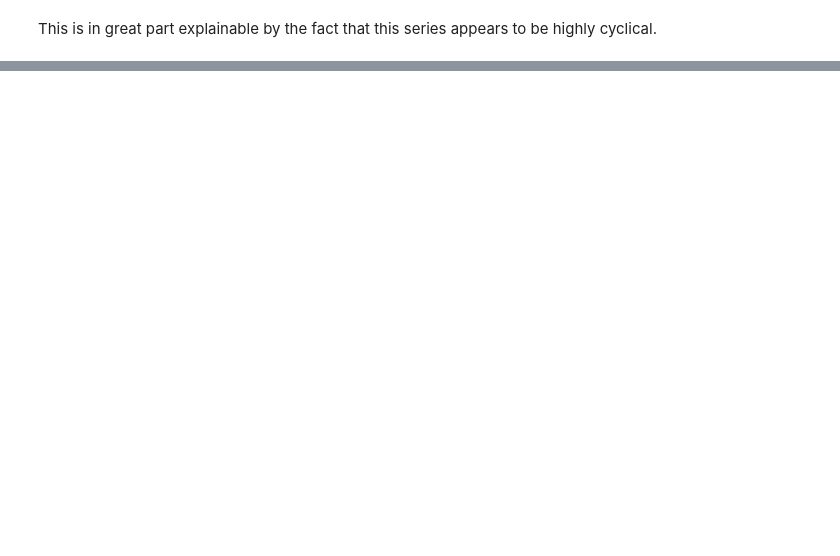
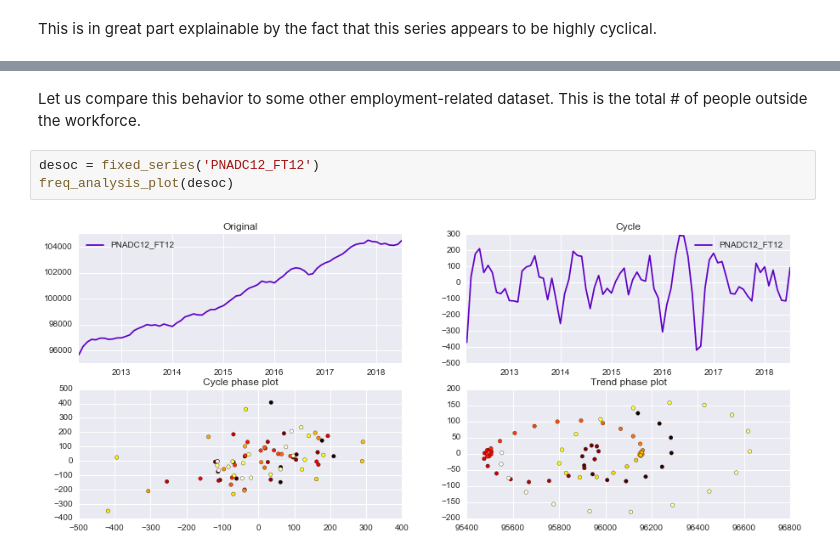
Before and after one commit to asemic-horizon/macro-phase-space, a Jupyter notebook: first steps.ipynb, the cells around one changed output, grey strips where cells are left out. Cells and saved outputs as stored; diff of their text form; blank space fills up the shorter version.

```diff
--- a/first steps.ipynb
+++ b/first steps.ipynb
@@ -132,0 +156,7 @@ horas_industria.diff().plot()
+# %% [markdown]
+Let us compare this behavior to some other employment-related dataset. This is the total # of people outside the workforce.
+# %%
+desoc = fixed_series('PNADC12_FT12')
+freq_analysis_plot(desoc)
+# %% [output]
+[figure, added]
```
Also changed, not shown: parts of 10 cells of this notebook.
